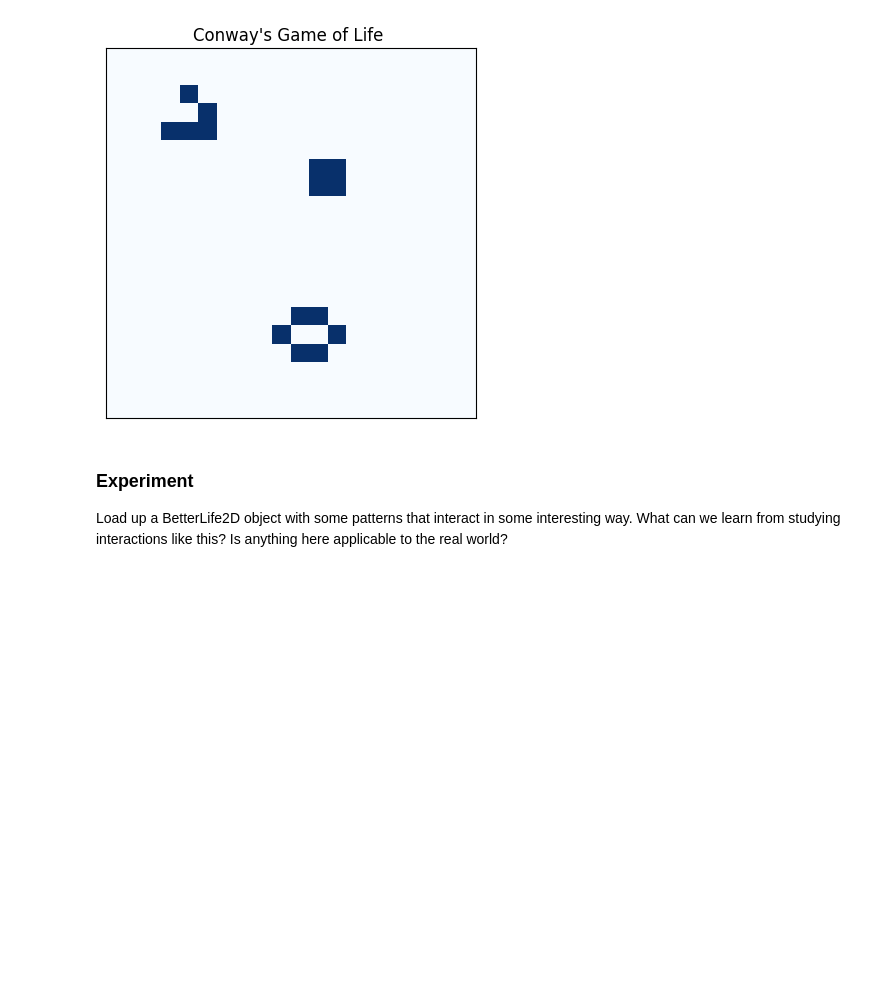
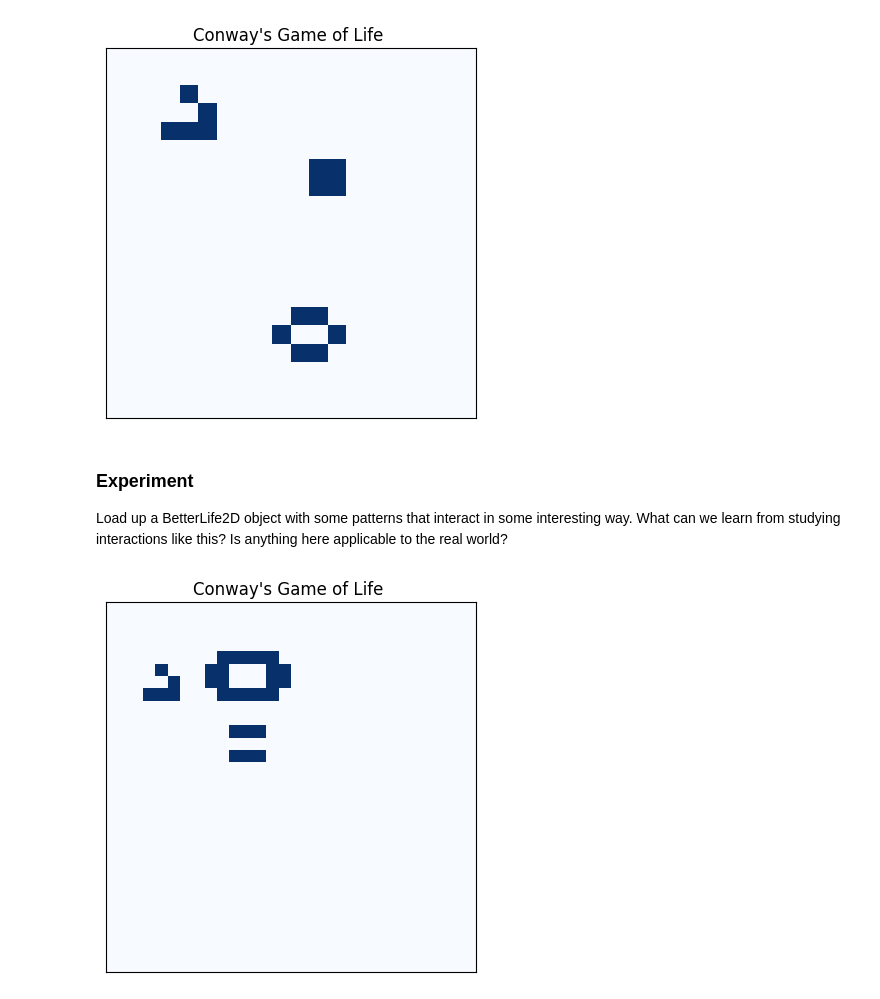
Before and after one commit to Jasn001/COMP_215, a Jupyter notebook: labs/lab08_GoL.ipynb, the cells around one changed output. Cells and saved outputs as stored; diff of their text form; code cells hidden in the pictures; blank space fills up the shorter version.

```diff
--- a/labs/lab08_GoL.ipynb
+++ b/labs/lab08_GoL.ipynb
@@ -261,6 +261,9 @@ def string_to_pattern(pattern_str):
 
 class BetterLife2D(Life2D):
     """ Improvements on the basic Life2D model """
+    def randomize_state(self, p):
+        """Randomize the state of this GoL, where probability of a "live" cell is p."""
+        self.state = np.random.rand(self.state.shape[0], self.state.shape[1]) < p
 
     def load_pattern(self, x, y, pattern):
         """ Load a pattern into the Life2D state at coordinates (x, y) """
@@ -308,13 +311,13 @@ beehive = string_to_pattern(beehive_pattern)
 
 class BetterLife2D(Life2D):
     """ Improvements on the basic Life2D model """
+    def randomize_state(self, p):
+        """Randomize the state of this GoL, where probability of a "live" cell is p."""
+        self.state = np.random.rand(self.state.shape[0], self.state.shape[1]) < p
 
     def load_pattern(self, x, y, pattern):
         """ Load a pattern into the Life2D state at coordinates (x, y) """
         pr, pc = pattern.shape
-        if x + pr > self.state.shape[0] or y + pc > self.state.shape[1]:
-            raise ValueError("Pattern does not fit within the grid boundaries.")
-
         self.state[x:x+pr, y:y+pc] = pattern
 
 life = BetterLife2D(20)
@@ -432,0 +335,12 @@ gol.animate()
+# %%
+
+life = BetterLife2D(30)
+
+
+life.load_pattern(2, 0, glider_gun)
+life.load_pattern(5, 3, glider)
+life.load_pattern(10, 10, blinker)
+
+life.draw()
+# %% [output]
+[figure, added]
```
Also changed, not shown: parts of 2 cells of this notebook.
